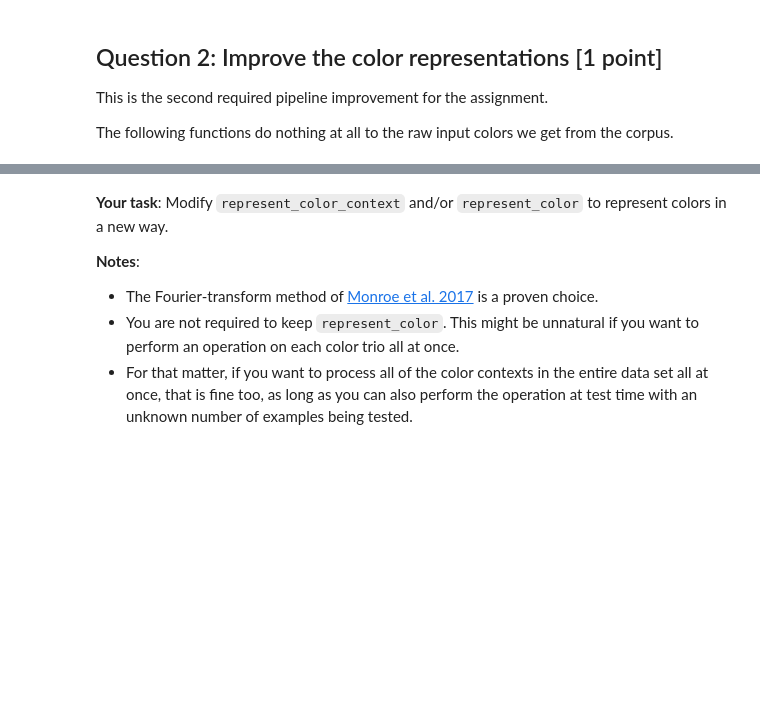
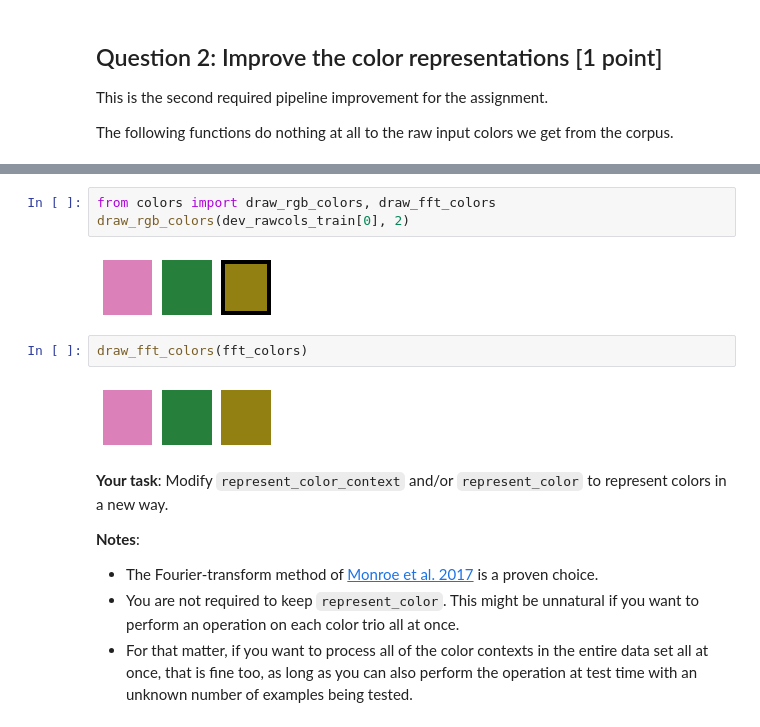
Before and after one commit to luisvalerio/cs224u, a Jupyter notebook: neural_listeral_listener.ipynb, the cells around one changed output, grey strips where cells are left out. Cells and saved outputs as stored; diff of their text form; blank space fills up the shorter version.

Commit message:
Draw fft colors

```diff
--- a/neural_listeral_listener.ipynb
+++ b/neural_listeral_listener.ipynb
@@ -178,3 +193,12 @@ represent_color_context(dev_rawcols_train[0])
+# %%
+from colors import draw_rgb_colors, draw_fft_colors
+draw_rgb_colors(dev_rawcols_train[0], 2)
+# %% [output]
+[figure, added]
+# %%
+draw_fft_colors(fft_colors)
+# %% [output]
+[figure, added]
 # %% [markdown]
 __Your task__: Modify `represent_color_context` and/or `represent_color` to represent colors in a new way.
 
```
Also changed, not shown: parts of 5 cells of this notebook, 2 other files.
